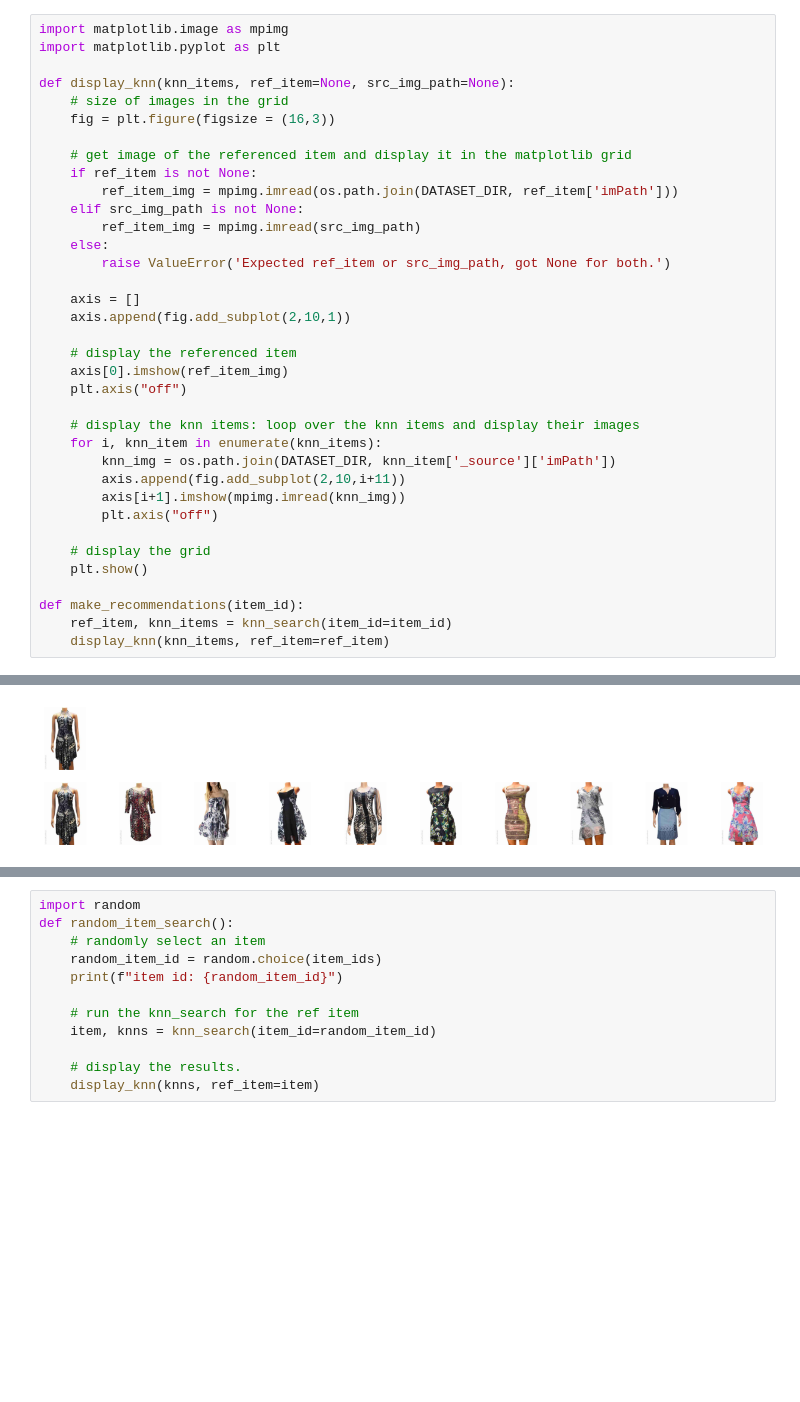
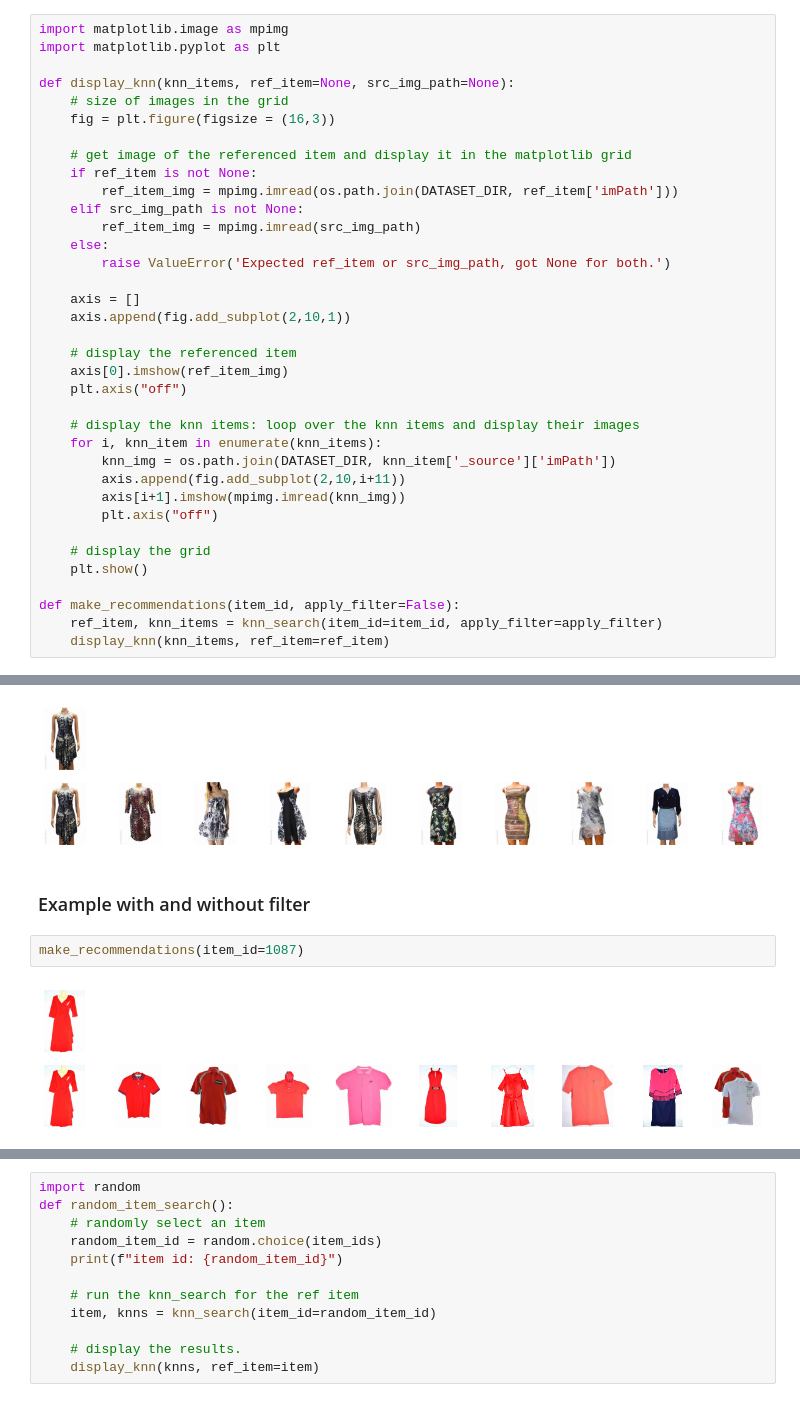
Before and after one commit to carmel-wenga/Image-Based-Recommendation-System-with-ResNet-and-Elasticsearch, a Jupyter notebook: src/IBRS_with_ResNet_and_ES.ipynb, the cells around one changed output, grey strips where cells are left out. Drawn from its saved outputs; the diff is of its cells as text; blank space fills up the shorter version.

Commit message:
update knn_search method

```diff
--- a/src/IBRS_with_ResNet_and_ES.ipynb
+++ b/src/IBRS_with_ResNet_and_ES.ipynb
@@ -343,8 +343,8 @@ def display_knn(knn_items, ref_item=None, src_img_path=None):
     # display the grid
     plt.show()
 
-def make_recommendations(item_id):
-    ref_item, knn_items = knn_search(item_id=item_id)
+def make_recommendations(item_id, apply_filter=False):
+    ref_item, knn_items = knn_search(item_id=item_id, apply_filter=apply_filter)
     display_knn(knn_items, ref_item=ref_item)
 # %%
 make_recommendations(item_id=7541)
@@ -358,3 +358,9 @@ make_recommendations(item_id=6214)
 make_recommendations(item_id=5817)
 # %% [output]
 [figure]
+# %% [markdown]
+### Example with and without filter
+# %%
+make_recommendations(item_id=1087)
+# %% [output]
+[figure, added]
```
Also changed, not shown: parts of 4 cells of this notebook.
